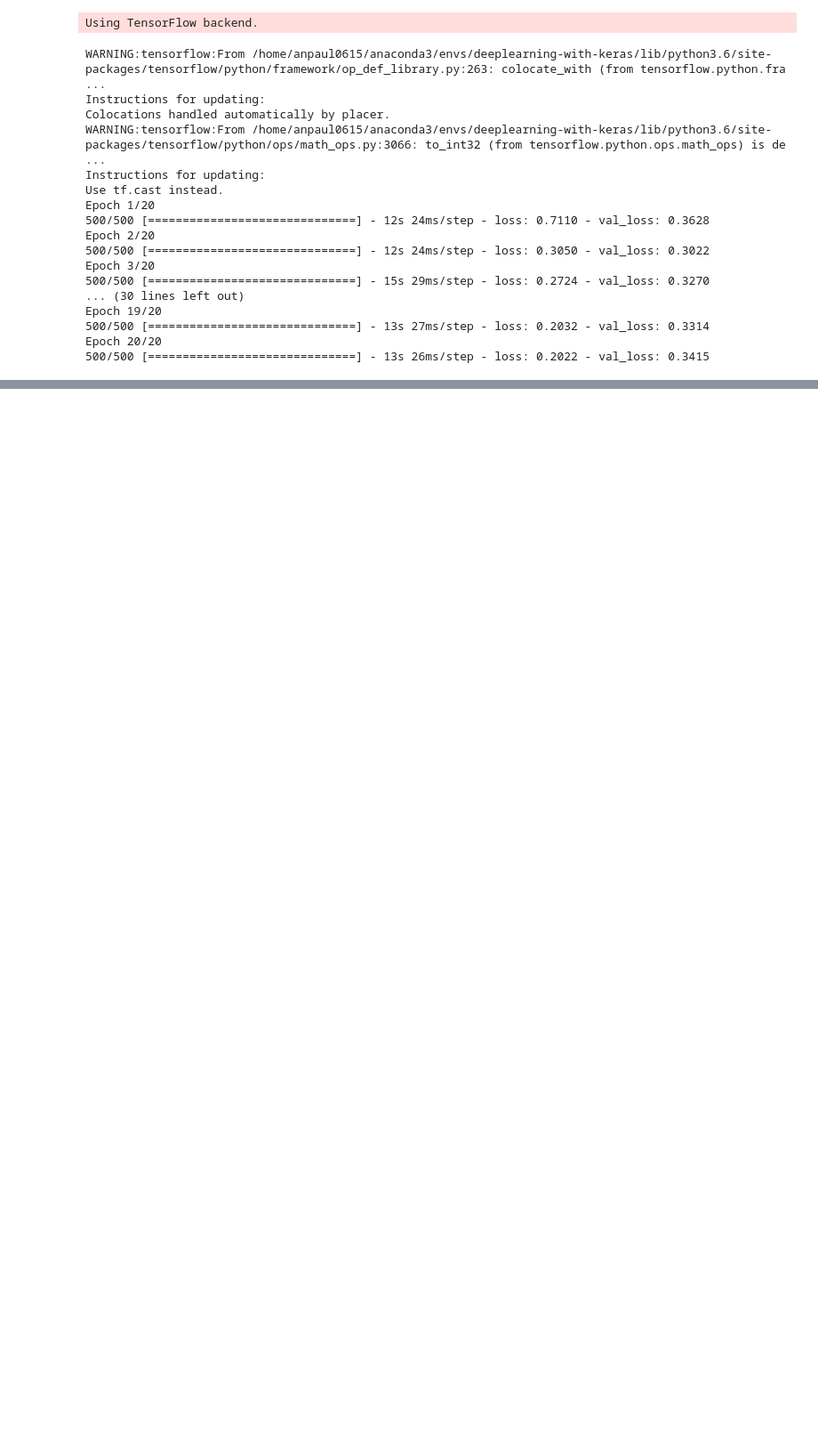
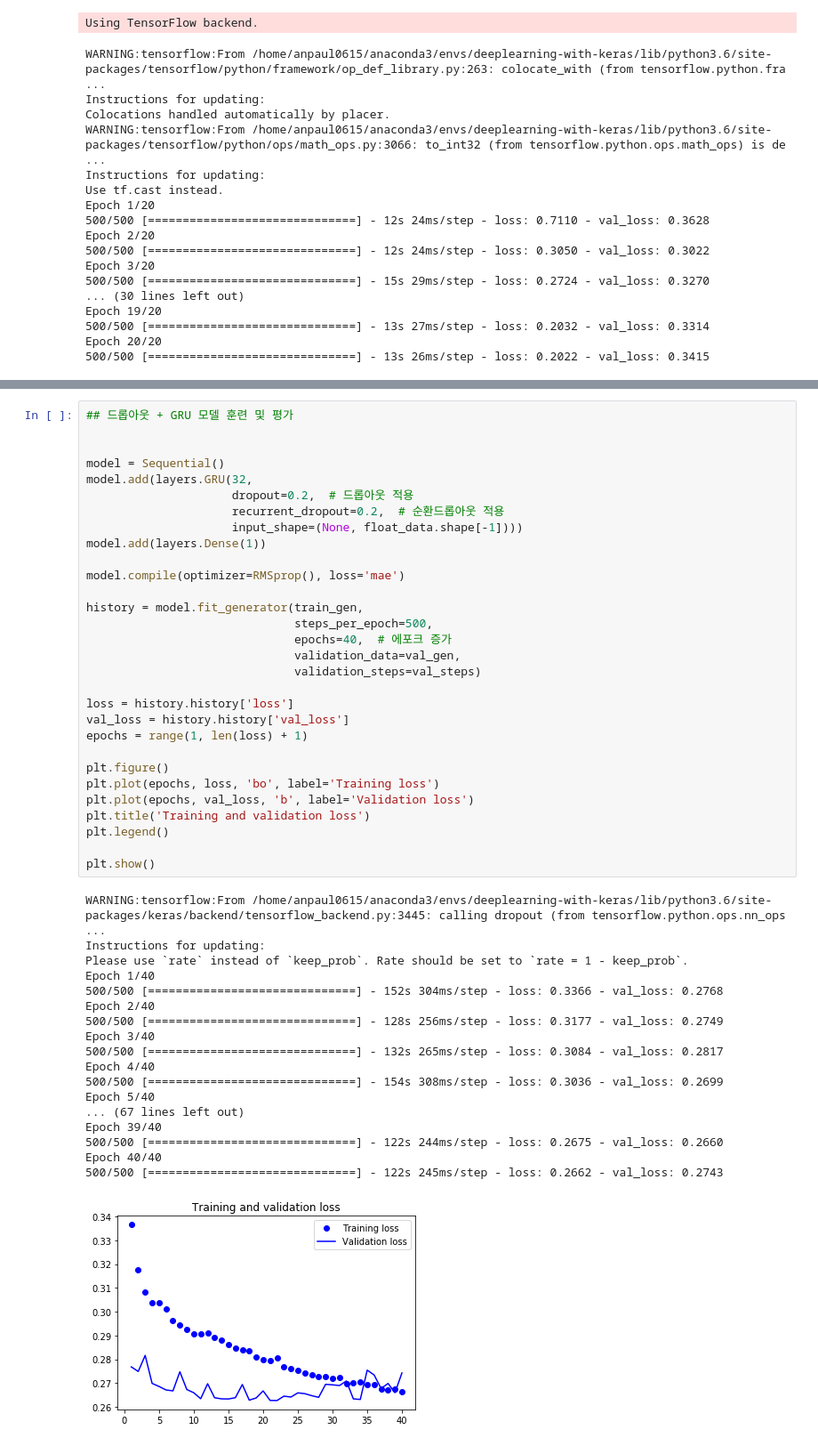
Before and after one commit to anpaul0615/book-with-code, a Jupyter notebook: deep-learning-with-python/ch06-deep-learning-for-text-and-sequences/advanced-usage-of-recurrent-neural-networks.ipynb, the cells around one changed output, grey strips where cells are left out. Shown: that part at 89% size. Saved outputs shown, nothing was run; the diff lists cells and outputs as text; blank space fills up the shorter version.

```diff
--- a/deep-learning-with-python/ch06-deep-learning-for-text-and-sequences/advanced-usage-of-recurrent-neural-networks.ipynb
+++ b/deep-learning-with-python/ch06-deep-learning-for-text-and-sequences/advanced-usage-of-recurrent-neural-networks.ipynb
@@ -204,0 +250,49 @@ plt.show()
+# %%
+## 드롭아웃 + GRU 모델 훈련 및 평가
+
+
+model = Sequential()
+model.add(layers.GRU(32,
+                     dropout=0.2,  # 드롭아웃 적용
+                     recurrent_dropout=0.2,  # 순환드롭아웃 적용
+                     input_shape=(None, float_data.shape[-1])))
+model.add(layers.Dense(1))
+
+model.compile(optimizer=RMSprop(), loss='mae')
+
+history = model.fit_generator(train_gen,
+                              steps_per_epoch=500,
+                              epochs=40,  # 에포크 증가
+                              validation_data=val_gen,
+                              validation_steps=val_steps)
+
+loss = history.history['loss']
+val_loss = history.history['val_loss']
+epochs = range(1, len(loss) + 1)
+
+plt.figure()
+plt.plot(epochs, loss, 'bo', label='Training loss')
+plt.plot(epochs, val_loss, 'b', label='Validation loss')
+plt.title('Training and validation loss')
+plt.legend()
+
+plt.show()
+# %% [output]
+WARNING:tensorflow:From /home/anpaul0615/anaconda3/envs/deeplearning-with-keras/lib/python3.6/site-packages/keras/backend/tensorflow_backend.py:3445: calling dropout (from tensorflow.python.ops.nn_ops ...
+Instructions for updating:
+Please use `rate` instead of `keep_prob`. Rate should be set to `rate = 1 - keep_prob`.
+Epoch 1/40
+500/500 [==============================] - 152s 304ms/step - loss: 0.3366 - val_loss: 0.2768
+Epoch 2/40
+500/500 [==============================] - 128s 256ms/step - loss: 0.3177 - val_loss: 0.2749
+Epoch 3/40
+500/500 [==============================] - 132s 265ms/step - loss: 0.3084 - val_loss: 0.2817
+Epoch 4/40
+500/500 [==============================] - 154s 308ms/step - loss: 0.3036 - val_loss: 0.2699
+Epoch 5/40
+... (67 lines left out)
+Epoch 39/40
+500/500 [==============================] - 122s 244ms/step - loss: 0.2675 - val_loss: 0.2660
+Epoch 40/40
+500/500 [==============================] - 122s 245ms/step - loss: 0.2662 - val_loss: 0.2743
+[figure, added]
```
Also changed, not shown: parts of 3 cells of this notebook.
